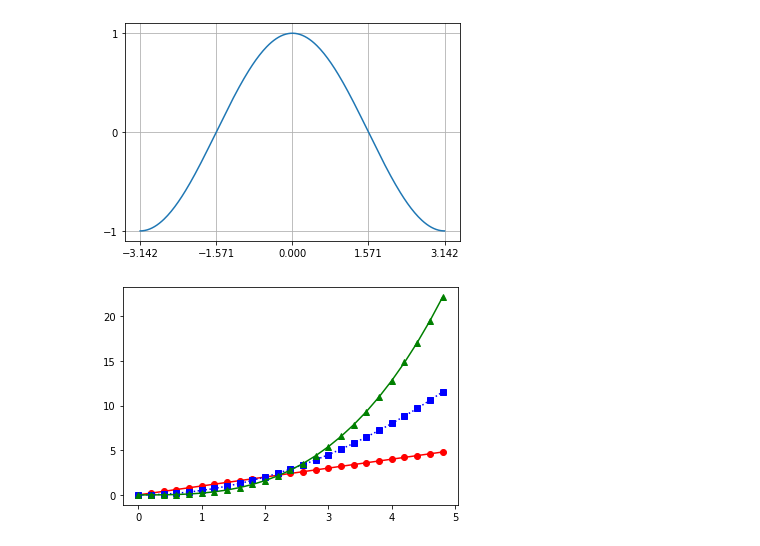
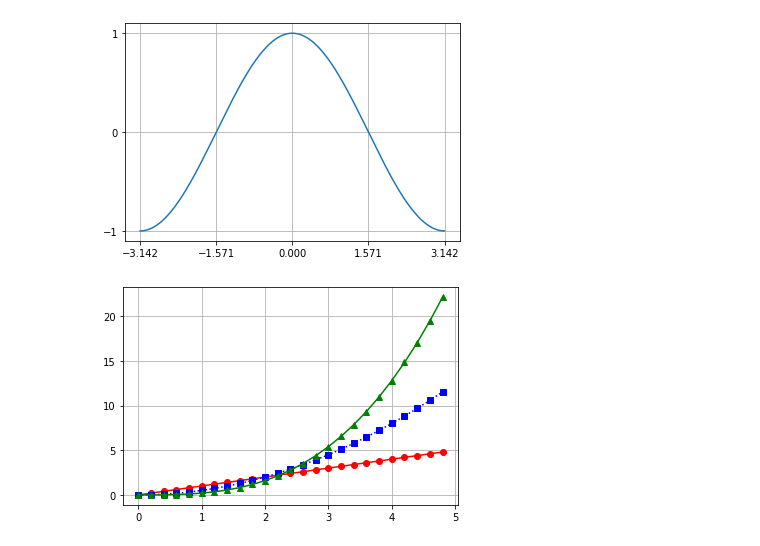
Before and after one commit to H43RO/DataAnalysis_Practice, a Jupyter notebook: Practice/Practice_Matplotlib.ipynb, the cells around one changed output. Cells and saved outputs as stored; diff of their text form; code cells hidden in the pictures.

```diff
--- a/Practice/Practice_Matplotlib.ipynb
+++ b/Practice/Practice_Matplotlib.ipynb
@@ -56,11 +56,12 @@ plt.show()
 # %%
 # 여러 개 선 그리기
 
 import matplotlib.pyplot as plt
 import numpy as np
 
 x = np.arange(0., 5., 0.2)
 plt.plot(x, x, 'ro-', x, 0.5 * x**2, 'bs:', x, 0.2 * x**3, 'g^-')
+plt.grid(True)
 plt.show()
 # %% [output]
-[figure, old version]
+[figure, new version]
```
Also changed, not shown: parts of 1 cell of this notebook.
